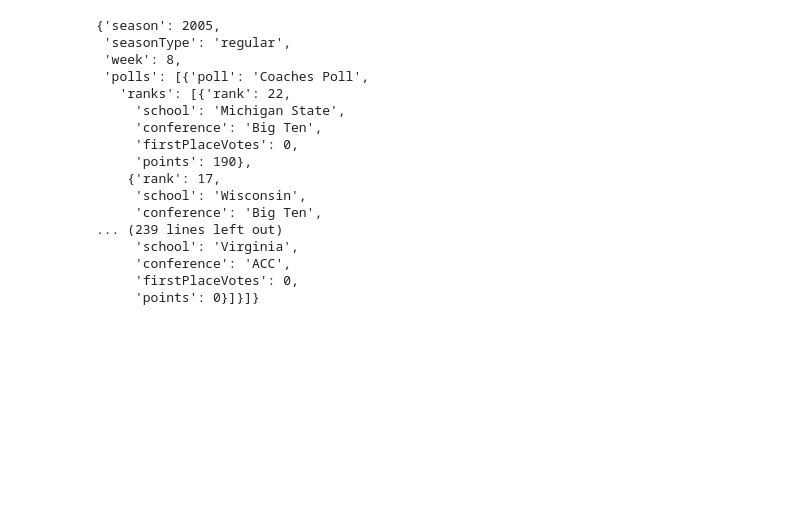
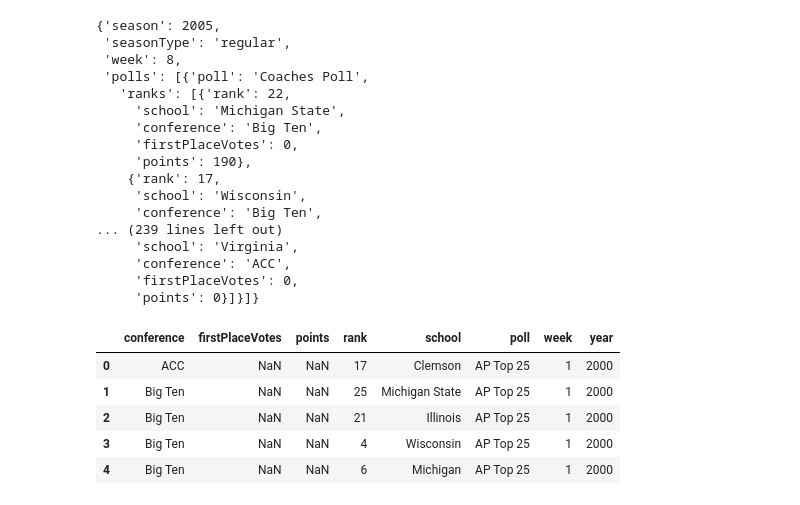
Before and after one commit to spwhite1337/sports-bettors, a Jupyter notebook: Untitled.ipynb, the cells around one changed output. Drawn from its saved outputs; the diff is of its cells as text; code cells hidden in the pictures; blank space fills up the shorter version.

```diff
--- a/Untitled.ipynb
+++ b/Untitled.ipynb
@@ -223,3 +223,13 @@ for week_record in r.json():
      'conference': 'ACC',
      'firstPlaceVotes': 0,
      'points': 0}]}]}
+# %%
+df_rankings = pd.read_csv(os.path.join(os.getcwd(), 'data', 'df_rankings.csv'))
+df_rankings.head()
+# %% [output]
+|  | conference | firstPlaceVotes | points | rank | school | poll | week | year |
+| 0 | ACC | NaN | NaN | 17 | Clemson | AP Top 25 | 1 | 2000 |
+| 1 | Big Ten | NaN | NaN | 25 | Michigan State | AP Top 25 | 1 | 2000 |
+| 2 | Big Ten | NaN | NaN | 21 | Illinois | AP Top 25 | 1 | 2000 |
+| 3 | Big Ten | NaN | NaN | 4 | Wisconsin | AP Top 25 | 1 | 2000 |
+| 4 | Big Ten | NaN | NaN | 6 | Michigan | AP Top 25 | 1 | 2000 |
```
Also changed, not shown: 1 other file.
